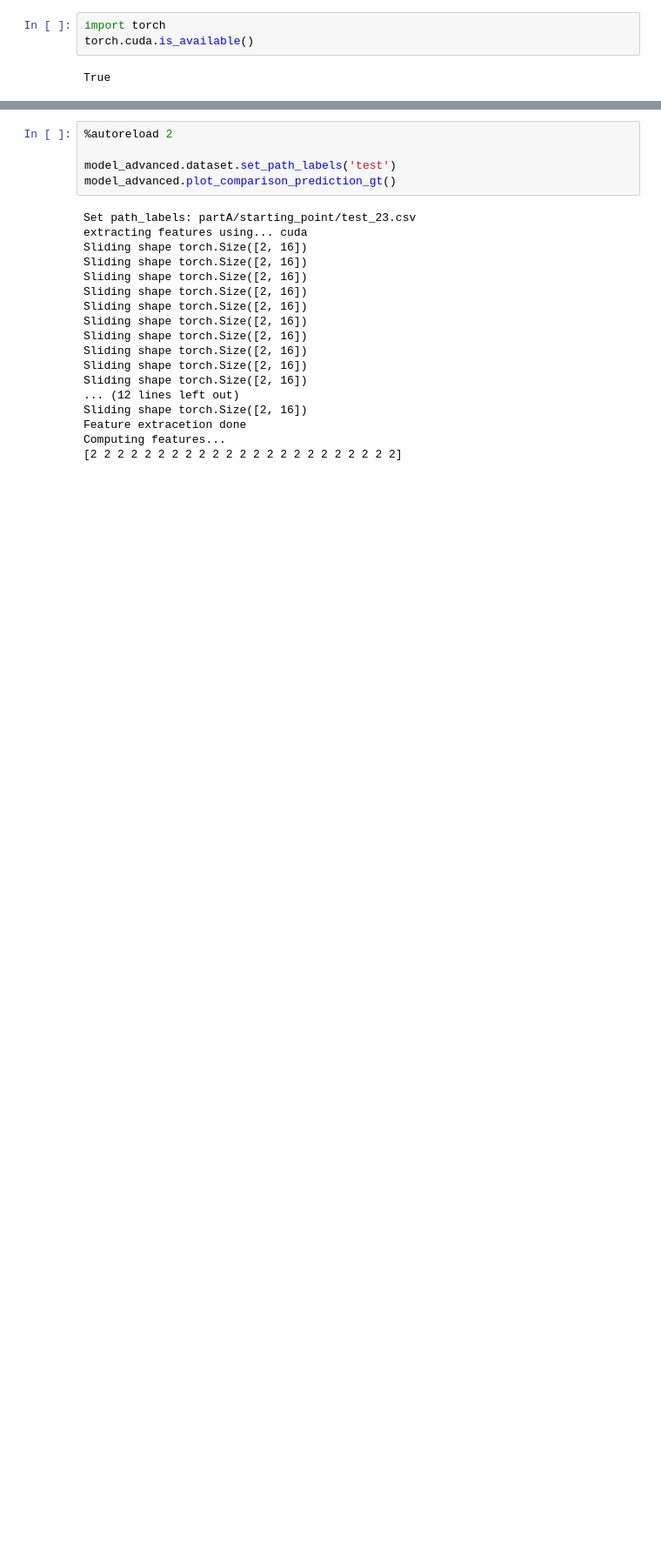
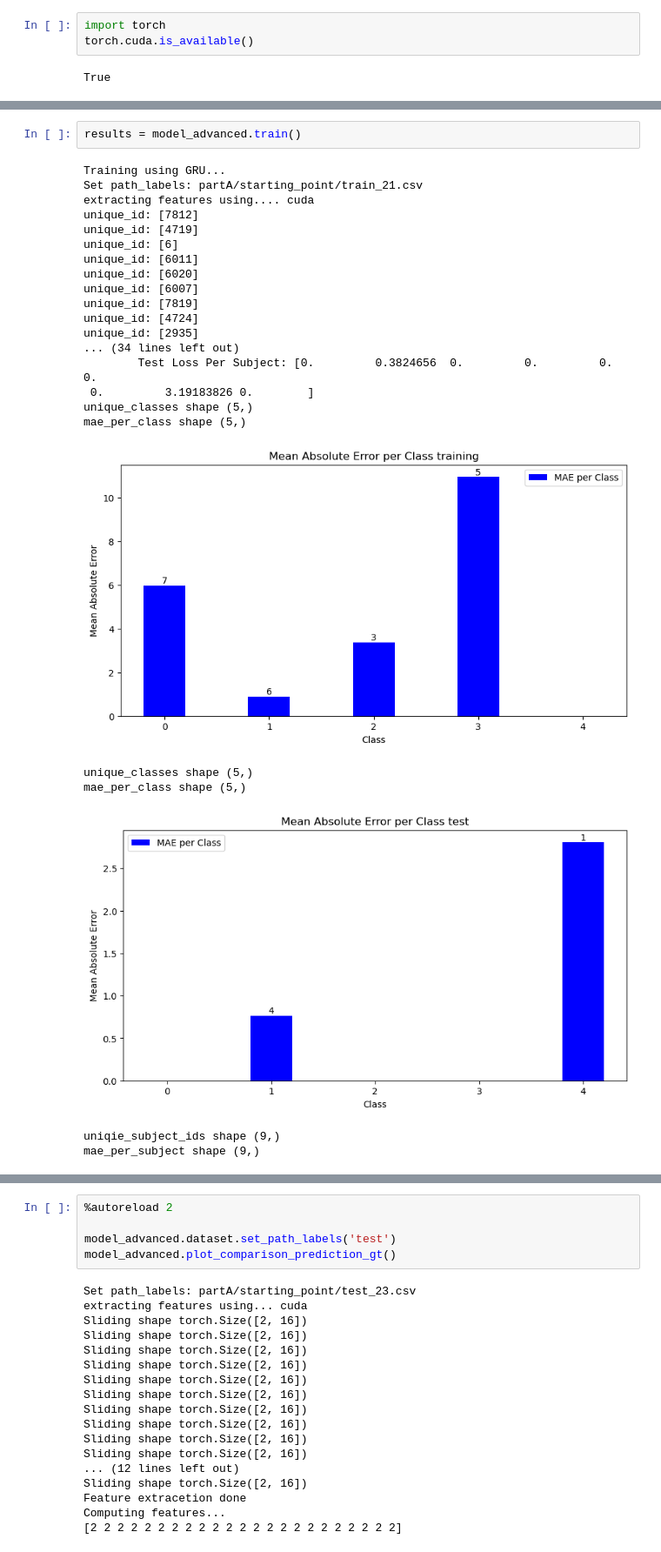
Before and after one commit to villifCoder559/PainAssessmentVideo, a Jupyter notebook: test.ipynb, the cells around one changed output, grey strips where cells are left out. Shown at 87% size. Drawn from its saved outputs; the diff is of its cells as text; blank space fills up the shorter version.

```diff
--- a/test.ipynb
+++ b/test.ipynb
@@ -171,0 +176,26 @@ subject_ids [79 48  1 61 61 61 79 75 13 13 48 75 30 19 48 48 70 75 61  1 61 70 7
+# %%
+results = model_advanced.train()
+# %% [output]
+Training using GRU...
+Set path_labels: partA/starting_point/train_21.csv
+extracting features using.... cuda
+unique_id: [7812]
+unique_id: [4719]
+unique_id: [6]
+unique_id: [6011]
+unique_id: [6020]
+unique_id: [6007]
+unique_id: [7819]
+unique_id: [4724]
+unique_id: [2935]
+... (34 lines left out)
+        Test Loss Per Subject: [0.         0.3824656  0.         0.         0.         0.
+ 0.         3.19183826 0.        ]
+unique_classes shape (5,)
+mae_per_class shape (5,)
+[figure, added]
+unique_classes shape (5,)
+mae_per_class shape (5,)
+[figure, added]
+uniqie_subject_ids shape (9,)
+mae_per_subject shape (9,)
```
Also changed, not shown: parts of 14 cells of this notebook.
